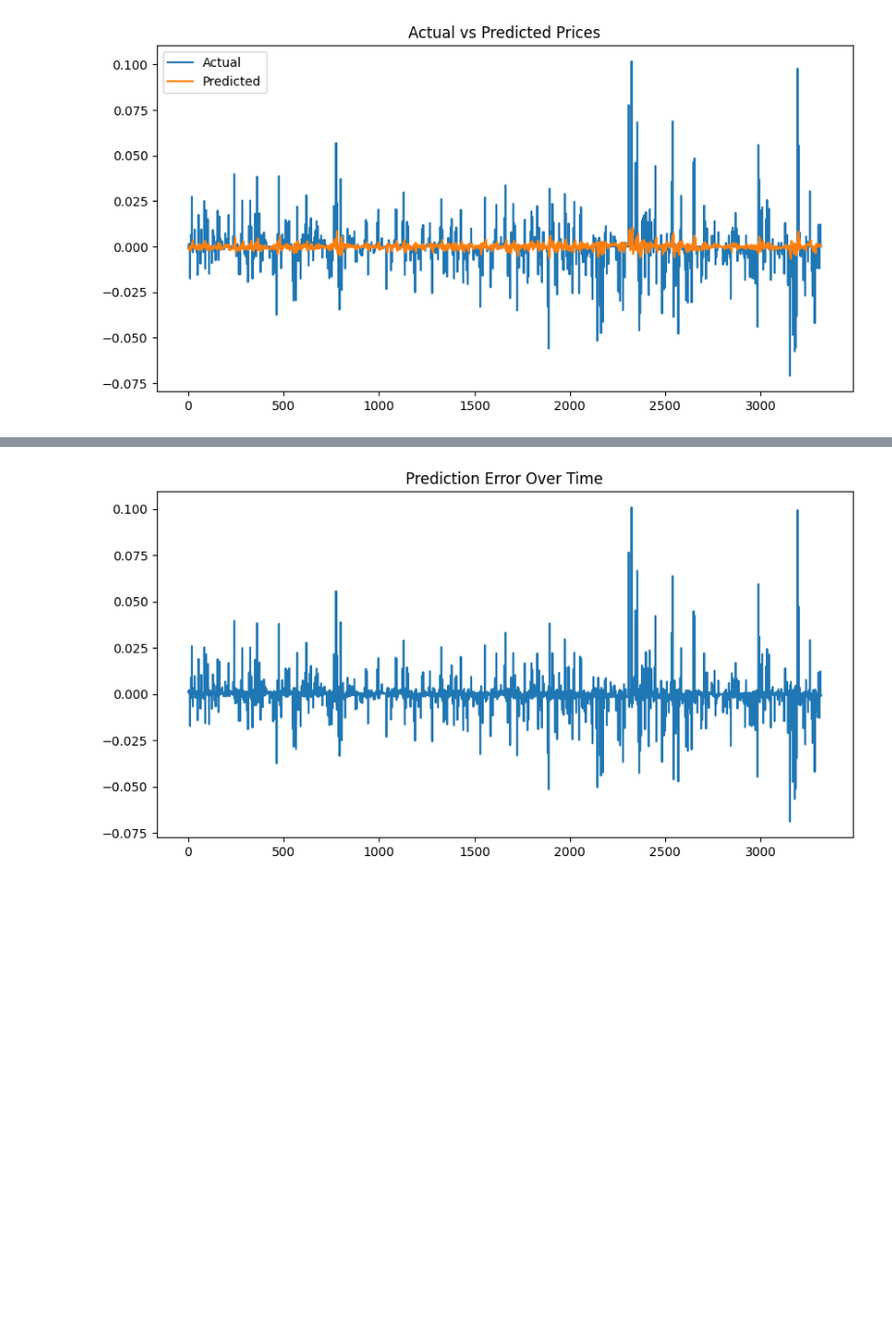
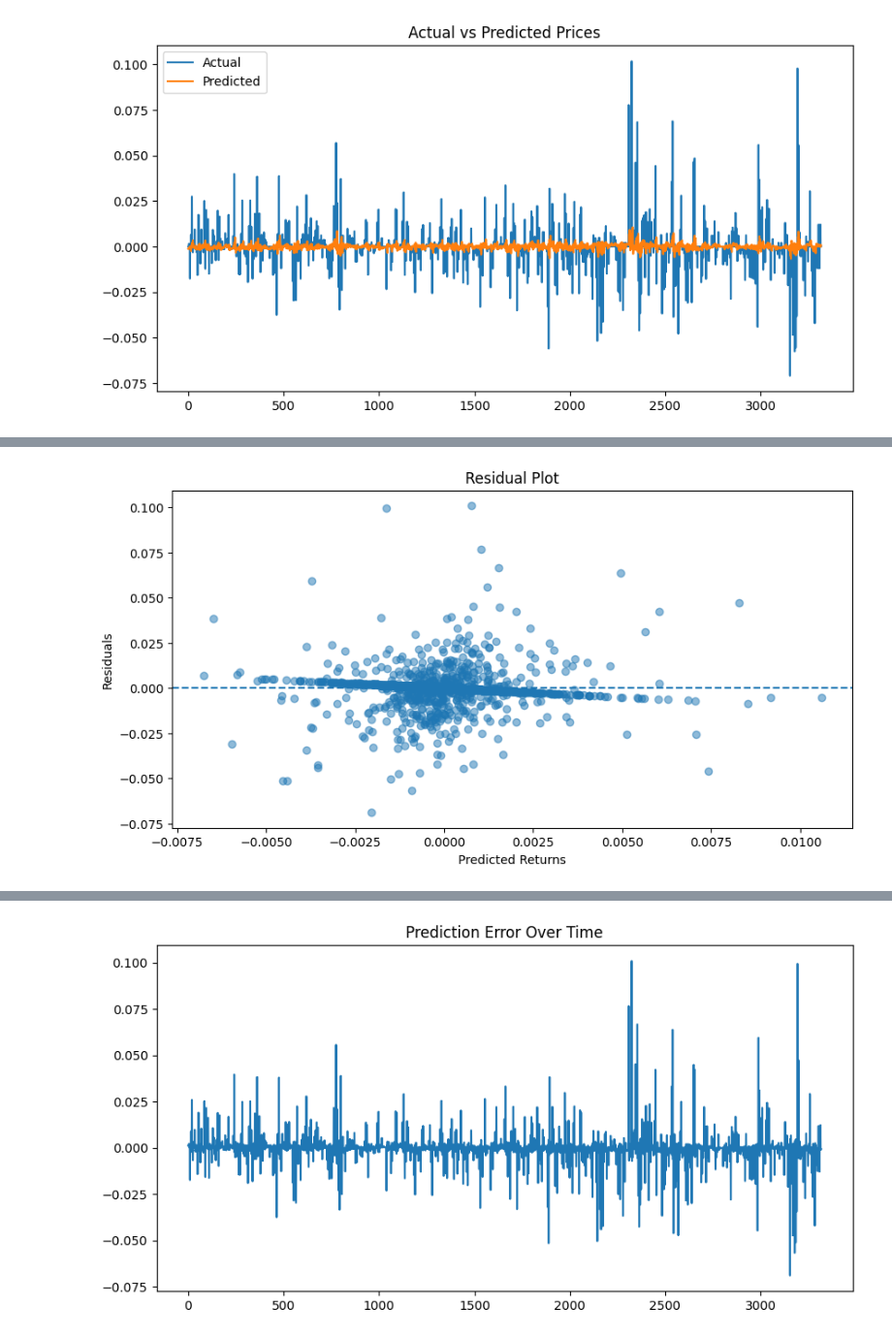
Before and after one commit to Assesa44/Stock-Market-Prediction, a Jupyter notebook: notebooks/notebook.ipynb, the cells around one changed output, grey strips where cells are left out. Shown at 97% size. Cells and saved outputs as stored; diff of their text form; code cells hidden in the pictures; blank space fills up the shorter version.

```diff
--- a/notebooks/notebook.ipynb
+++ b/notebooks/notebook.ipynb
@@ -1831,0 +1856,14 @@ plt.show()
+# %%
+import matplotlib.pyplot as plt
+
+residuals = y_val - y_pred_lr
+
+plt.figure(figsize=(10,5))
+plt.scatter(y_pred_lr, residuals, alpha=0.5)
+plt.axhline(0, linestyle='--')
+plt.xlabel("Predicted Returns")
+plt.ylabel("Residuals")
+plt.title("Residual Plot")
+plt.show()
+# %% [output]
+[figure, added]
```
Also changed, not shown: parts of 13 cells of this notebook.
